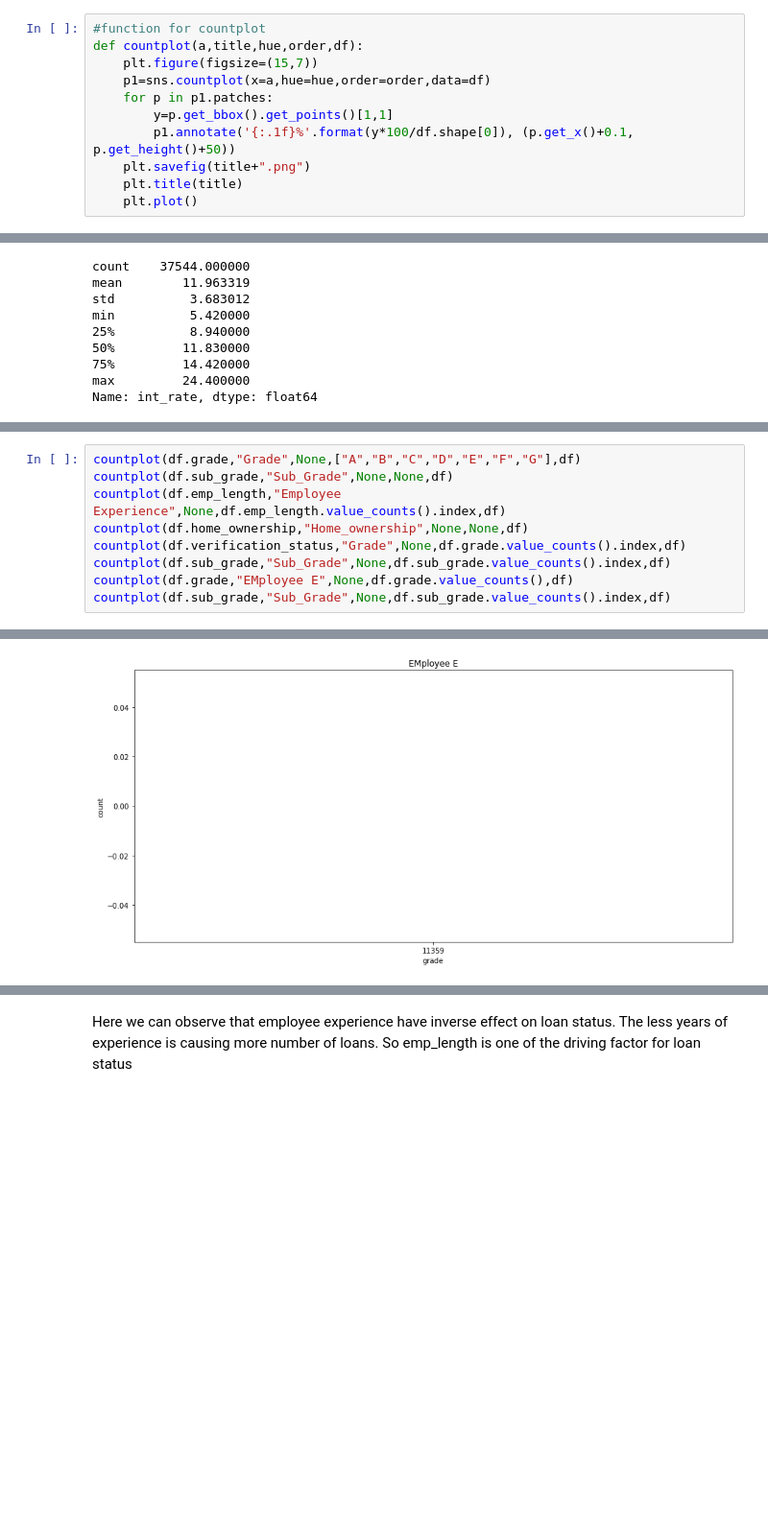
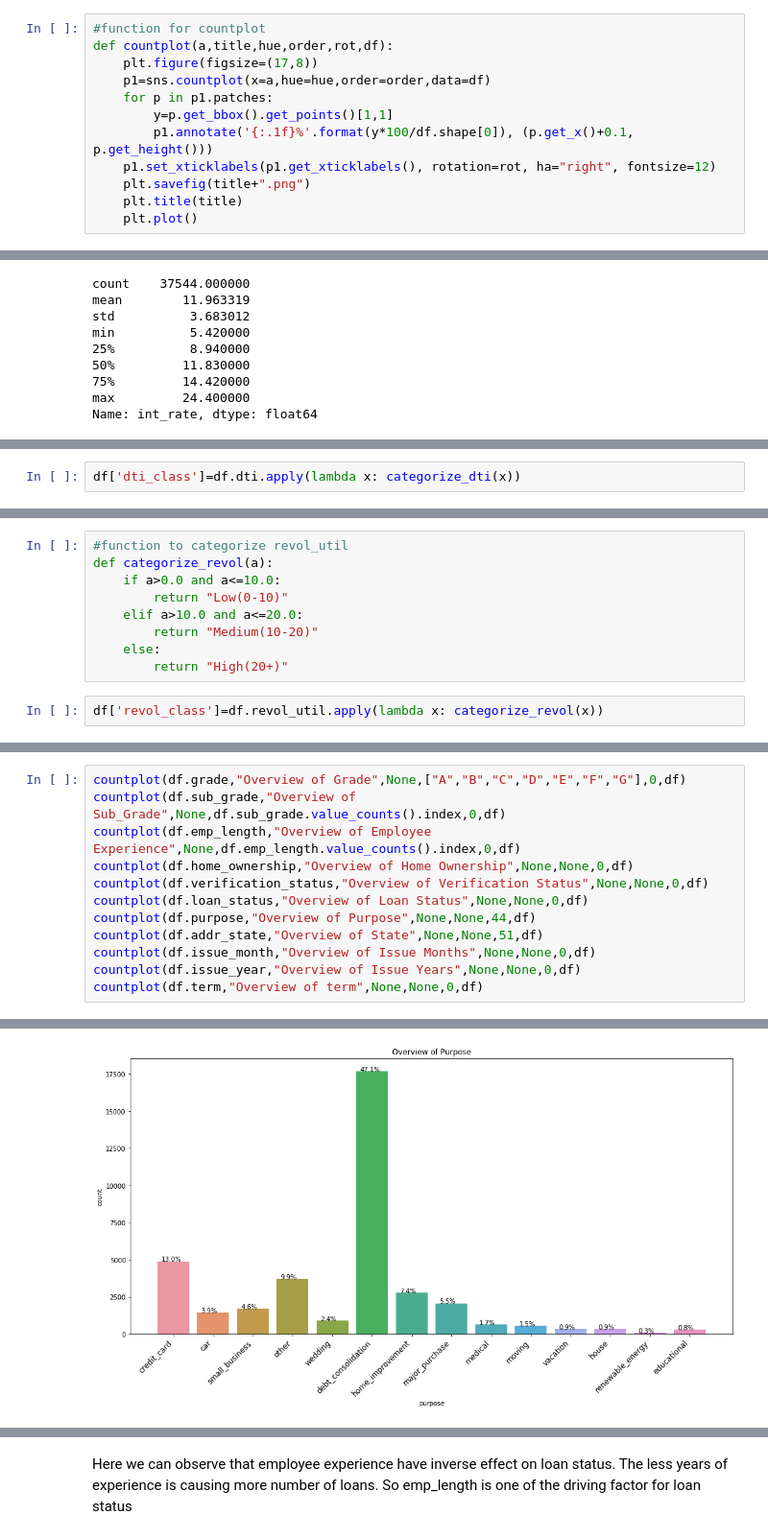
Before and after one commit to bakhortech/LendingClubCaseStudy, a Jupyter notebook: LendingClubCS.ipynb, the cells around one changed output, grey strips where cells are left out. Shown at 96% size. Drawn from its saved outputs; the diff is of its cells as text; blank space fills up the shorter version.

```diff
--- a/LendingClubCS.ipynb
+++ b/LendingClubCS.ipynb
@@ -400,12 +380,13 @@ def univ_box(a,name):
     plt.plot()
 # %%
 #function for countplot
-def countplot(a,title,hue,order,df):
-    plt.figure(figsize=(15,7))
+def countplot(a,title,hue,order,rot,df):
+    plt.figure(figsize=(17,8))
     p1=sns.countplot(x=a,hue=hue,order=order,data=df)
     for p in p1.patches:
         y=p.get_bbox().get_points()[1,1]
-        p1.annotate('{:.1f}%'.format(y*100/df.shape[0]), (p.get_x()+0.1, p.get_height()+50))
+        p1.annotate('{:.1f}%'.format(y*100/df.shape[0]), (p.get_x()+0.1, p.get_height()))
+    p1.set_xticklabels(p1.get_xticklabels(), rotation=rot, ha="right", fontsize=12)
     plt.savefig(title+".png")
     plt.title(title)
     plt.plot()
@@ -438,0 +491,2 @@ sns.distplot(df.int_rate)
+# %%
+df['dti_class']=df.dti.apply(lambda x: categorize_dti(x))
@@ -438,0 +495,11 @@ sns.distplot(df.int_rate)
+# %%
+#function to categorize revol_util
+def categorize_revol(a):
+    if a>0.0 and a<=10.0:
+        return "Low(0-10)"
+    elif a>10.0 and a<=20.0:
+        return "Medium(10-20)"
+    else:
+        return "High(20+)"
+# %%
+df['revol_class']=df.revol_util.apply(lambda x: categorize_revol(x))
@@ -439,10 +508,13 @@ sns.distplot(df.int_rate)
 # %%
-countplot(df.grade,"Grade",None,["A","B","C","D","E","F","G"],df)
-countplot(df.sub_grade,"Sub_Grade",None,None,df)
-countplot(df.emp_length,"Employee Experience",None,df.emp_length.value_counts().index,df)
-countplot(df.home_ownership,"Home_ownership",None,None,df)
-countplot(df.verification_status,"Grade",None,df.grade.value_counts().index,df)
-countplot(df.sub_grade,"Sub_Grade",None,df.sub_grade.value_counts().index,df)
-countplot(df.grade,"EMployee E",None,df.grade.value_counts(),df)
-countplot(df.sub_grade,"Sub_Grade",None,df.sub_grade.value_counts().index,df)
+countplot(df.grade,"Overview of Grade",None,["A","B","C","D","E","F","G"],0,df)
+countplot(df.sub_grade,"Overview of Sub_Grade",None,df.sub_grade.value_counts().index,0,df)
+countplot(df.emp_length,"Overview of Employee Experience",None,df.emp_length.value_counts().index,0,df)
+countplot(df.home_ownership,"Overview of Home Ownership",None,None,0,df)
+countplot(df.verification_status,"Overview of Verification Status",None,None,0,df)
+countplot(df.loan_status,"Overview of Loan Status",None,None,0,df)
+countplot(df.purpose,"Overview of Purpose",None,None,44,df)
+countplot(df.addr_state,"Overview of State",None,None,51,df)
+countplot(df.issue_month,"Overview of Issue Months",None,None,0,df)
+countplot(df.issue_year,"Overview of Issue Years",None,None,0,df)
+countplot(df.term,"Overview of term",None,None,0,df)
 # %% [output]
@@ -455 +527 @@ countplot(df.sub_grade,"Sub_Grade",None,df.sub_grade.value_counts().index,df)
-[figure, old version]
+[figure, new version]
```
Also changed, not shown: parts of 74 cells of this notebook.
